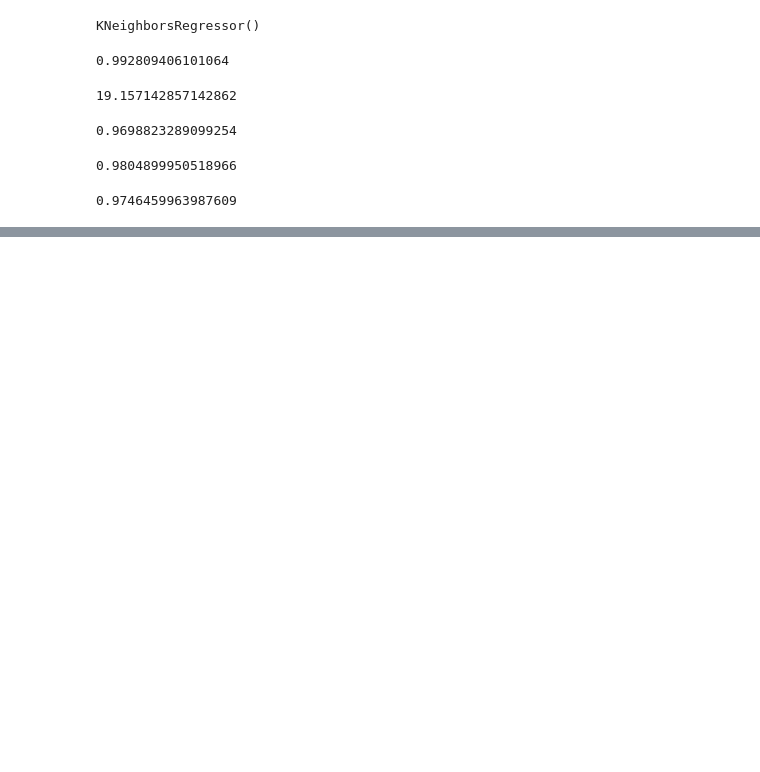
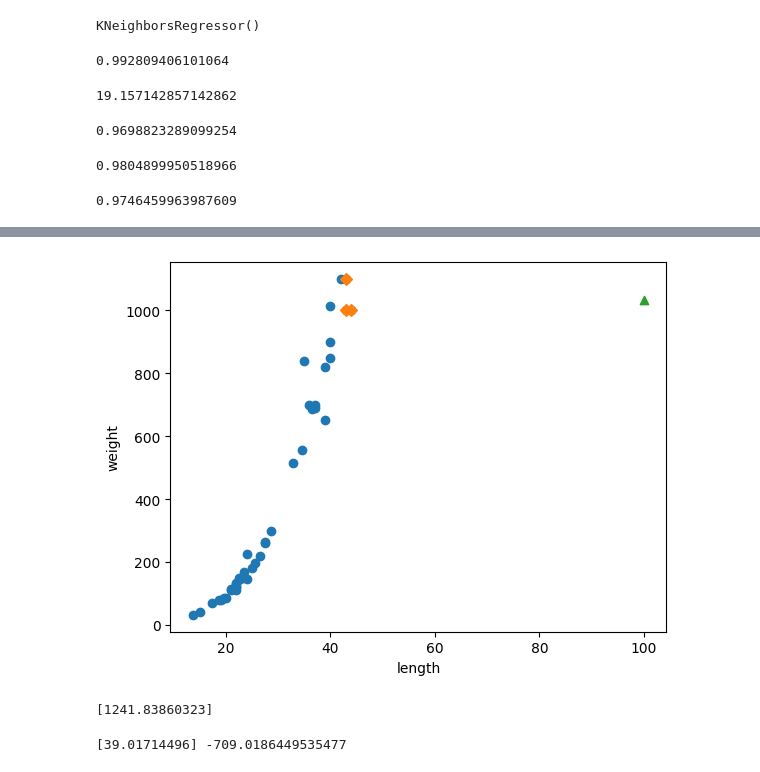
Before and after one commit to Haejeong079/git_pratice, a Jupyter notebook: K_NN_Regression.ipynb, the cells around one changed output, grey strips where cells are left out. Cells and saved outputs as stored; diff of their text form; code cells hidden in the pictures; blank space fills up the shorter version.

Commit message:
Colaboratory를 통해 생성됨( Linear Regression, Polynomial Regression)

```diff
--- a/K_NN_Regression.ipynb
+++ b/K_NN_Regression.ipynb
@@ -89,0 +149,32 @@ print(knr.score(test_input, test_target))
+# %%
+#100cm 농어의 이웃을 구함
+distance, indexes = knr.kneighbors([[100]])
+
+#훈련세트와 산점도를 그림
+plt.scatter(train_input, train_target)
+
+#훈련세트중에서 이웃샘플만 다시 그림
+plt.scatter(train_input[indexes], train_target[indexes], marker='D')
+
+#100cm 농어 데이터
+plt.scatter(100, 1033, marker='^')
+plt.xlabel('length')
+plt.ylabel('weight')
+plt.show()
+# %% [output]
+[figure, added]
+# %%
+from sklearn.linear_model import LinearRegression
+lr = LinearRegression()
+
+#선형회귀 모델 훈련
+lr.fit(train_input, train_target)
+
+#50cm 농어에 대해 예측함
+print(lr.predict([[50]]))
+# %% [output]
+[1241.83860323]
+# %%
+print(lr.coef_, lr.intercept_)
+# %% [output]
+[39.01714496] -709.0186449535477
```
Also changed, not shown: parts of 14 cells of this notebook.
